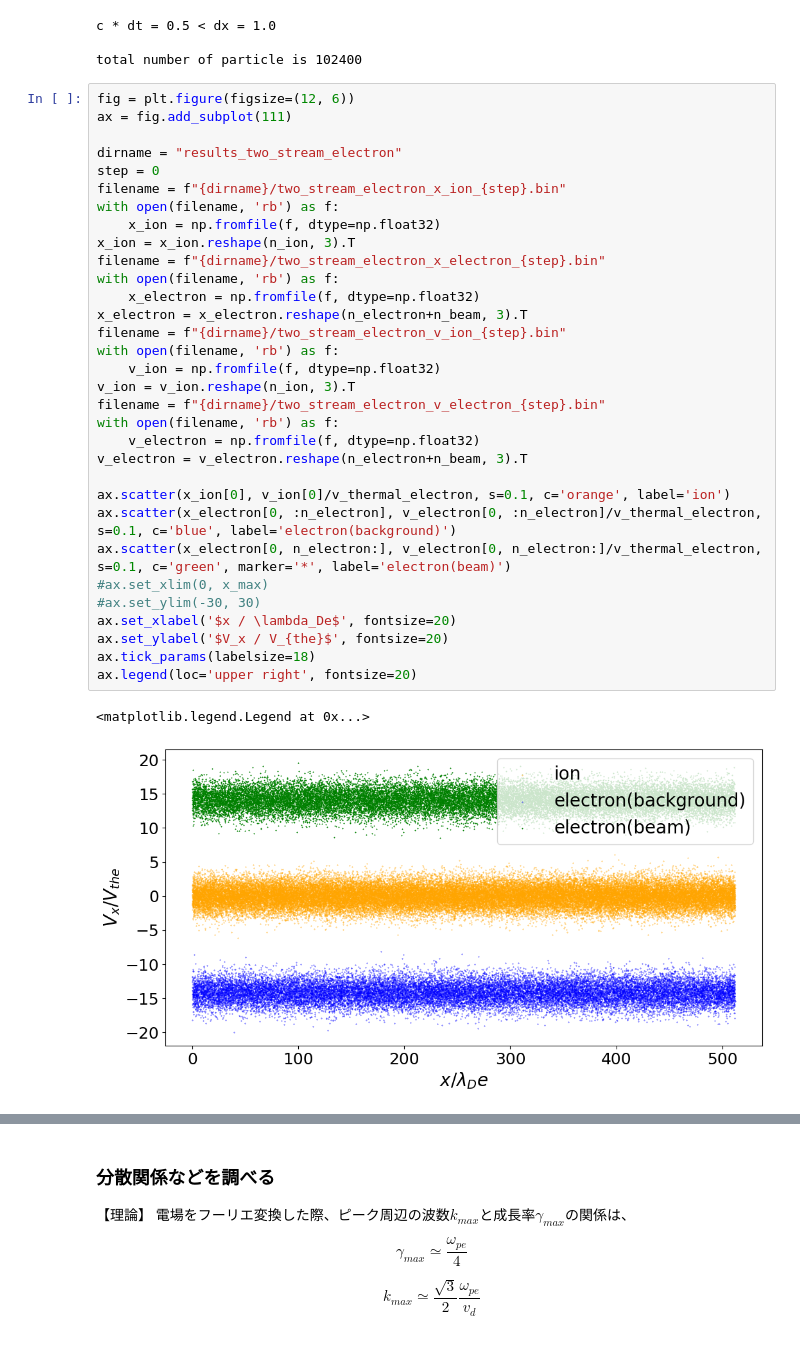
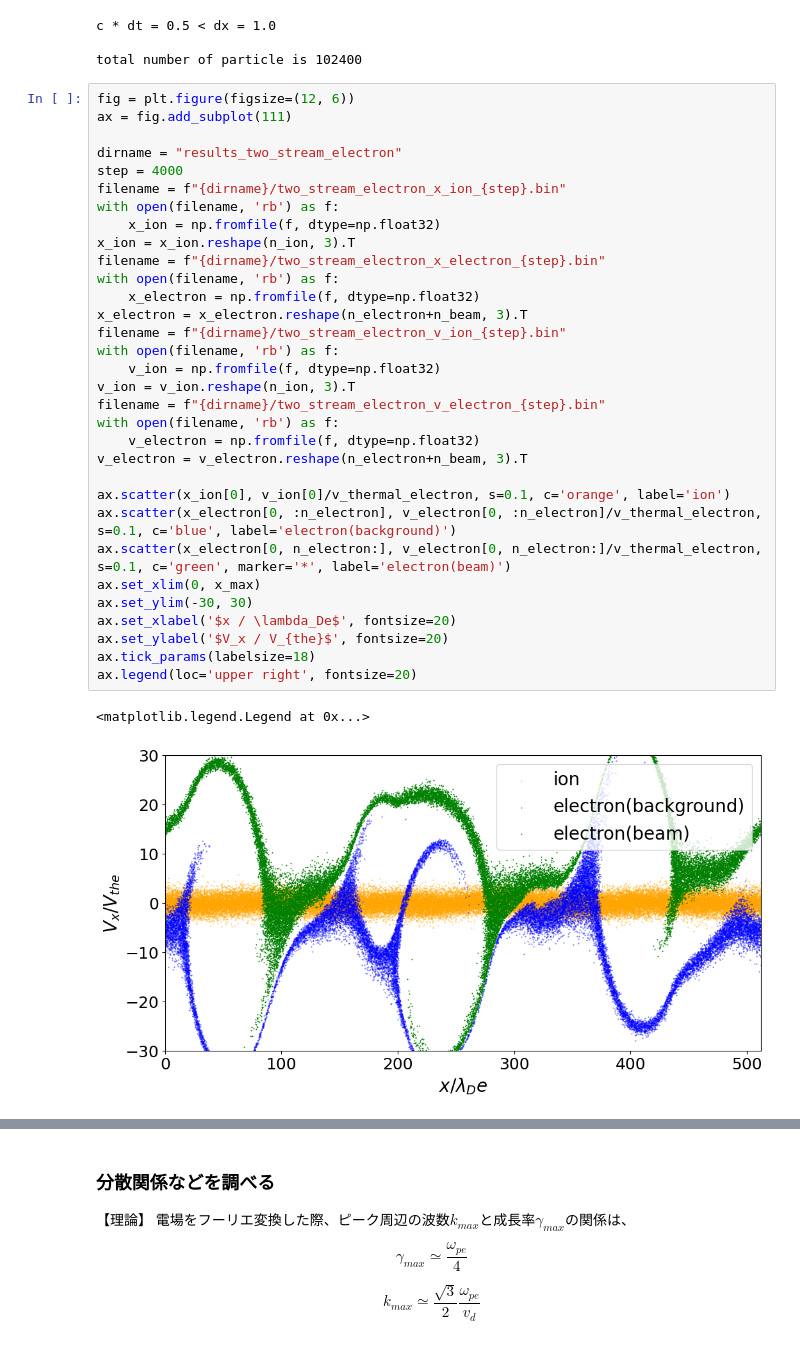
Before and after one commit to keita-akutagawa/PIC_GPU, a Jupyter notebook: examples_1D/two_stream/PIC1D_two_stream_electron.ipynb, the cells around one changed output, grey strips where cells are left out. Drawn from its saved outputs; the diff is of its cells as text.

```diff
--- a/examples_1D/two_stream/PIC1D_two_stream_electron.ipynb
+++ b/examples_1D/two_stream/PIC1D_two_stream_electron.ipynb
@@ -67,34 +67,34 @@ total number of particle is 102400
 fig = plt.figure(figsize=(12, 6))
 ax = fig.add_subplot(111)
 
 dirname = "results_two_stream_electron"
-step = 0
+step = 4000
 filename = f"{dirname}/two_stream_electron_x_ion_{step}.bin"
 with open(filename, 'rb') as f:
     x_ion = np.fromfile(f, dtype=np.float32)
 x_ion = x_ion.reshape(n_ion, 3).T
 filename = f"{dirname}/two_stream_electron_x_electron_{step}.bin"
 with open(filename, 'rb') as f:
     x_electron = np.fromfile(f, dtype=np.float32)
 x_electron = x_electron.reshape(n_electron+n_beam, 3).T
 filename = f"{dirname}/two_stream_electron_v_ion_{step}.bin"
 with open(filename, 'rb') as f:
     v_ion = np.fromfile(f, dtype=np.float32)
 v_ion = v_ion.reshape(n_ion, 3).T
 filename = f"{dirname}/two_stream_electron_v_electron_{step}.bin"
 with open(filename, 'rb') as f:
     v_electron = np.fromfile(f, dtype=np.float32)
 v_electron = v_electron.reshape(n_electron+n_beam, 3).T
 
 ax.scatter(x_ion[0], v_ion[0]/v_thermal_electron, s=0.1, c='orange', label='ion')
 ax.scatter(x_electron[0, :n_electron], v_electron[0, :n_electron]/v_thermal_electron, s=0.1, c='blue', label='electron(background)')
 ax.scatter(x_electron[0, n_electron:], v_electron[0, n_electron:]/v_thermal_electron, s=0.1, c='green', marker='*', label='electron(beam)')
-#ax.set_xlim(0, x_max)
-#ax.set_ylim(-30, 30)
+ax.set_xlim(0, x_max)
+ax.set_ylim(-30, 30)
 ax.set_xlabel('$x / \lambda_De$', fontsize=20)
 ax.set_ylabel('$V_x / V_{the}$', fontsize=20)
 ax.tick_params(labelsize=18)
 ax.legend(loc='upper right', fontsize=20)
 # %% [output]
 <matplotlib.legend.Legend at 0x...>
-[figure, old version]
+[figure, new version]
```
Also changed, not shown: parts of 4 cells of this notebook, 1 other file.
